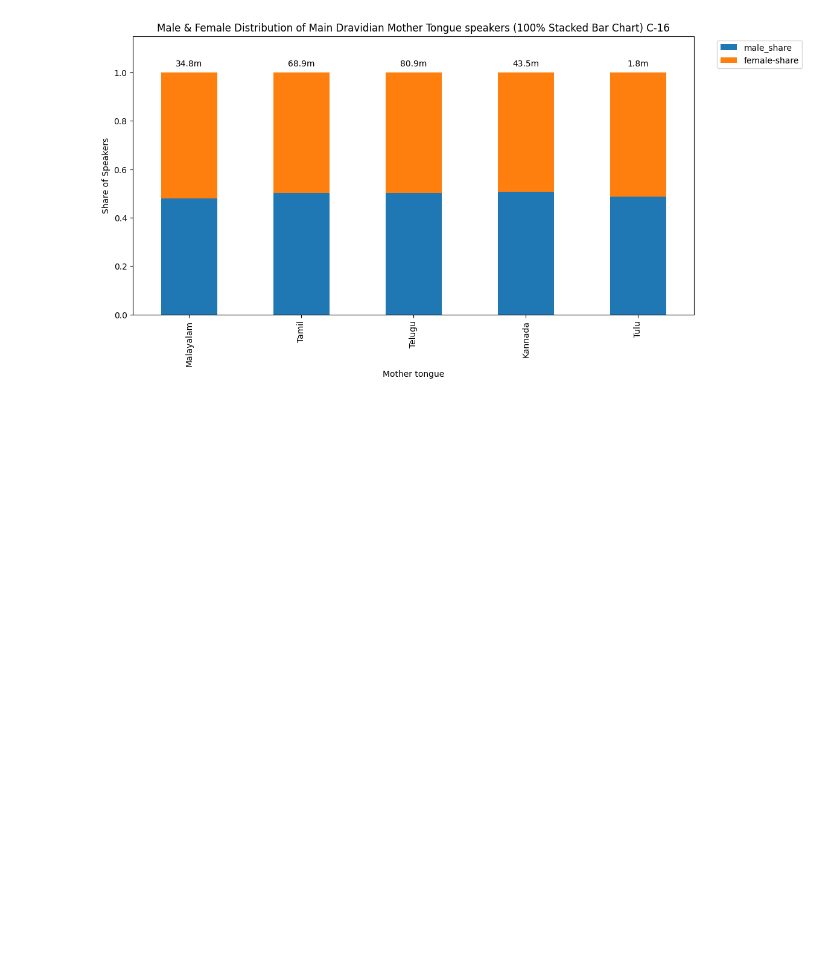
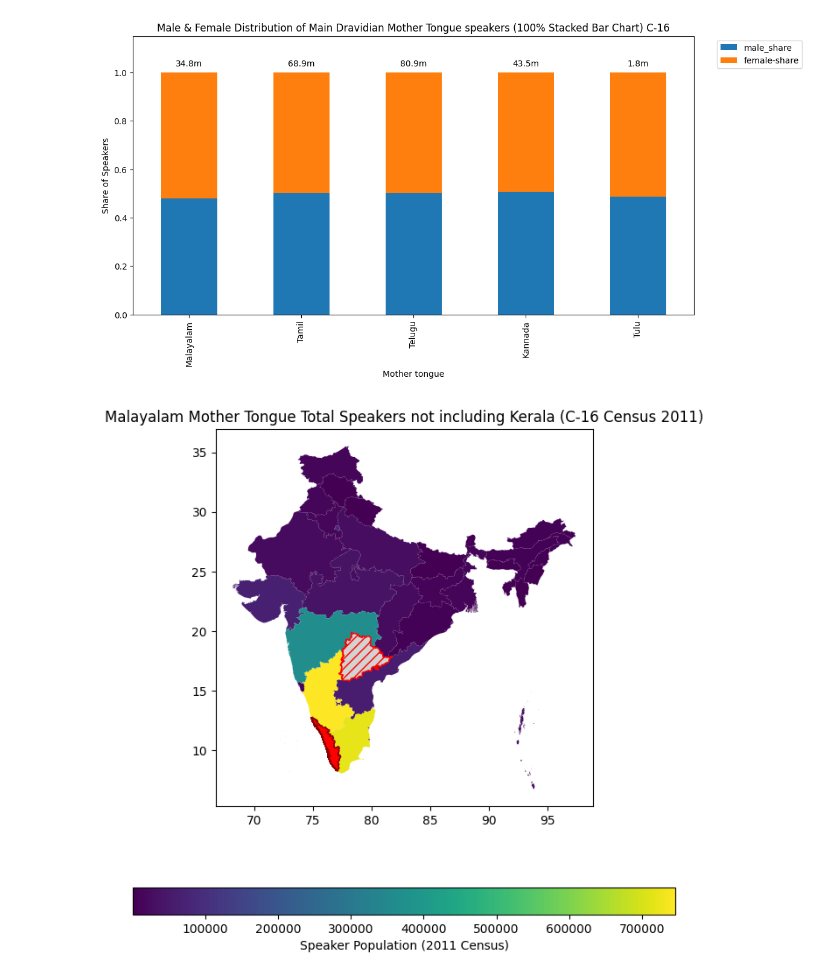
Before and after one commit to squishridyvi/Geographical-Distribution-Mapping-of-Dravidian-Languages-, a Jupyter notebook: Geographical Distribution of Dravidian Languages-Census-C-16.ipynb, the cells around one changed output. Saved outputs shown, nothing was run; the diff lists cells and outputs as text; code cells hidden in the pictures; blank space fills up the shorter version.

```diff
--- a/Geographical Distribution of Dravidian Languages-Census-C-16.ipynb
+++ b/Geographical Distribution of Dravidian Languages-Census-C-16.ipynb
@@ -1646,3 +1646,38 @@ for position, population in enumerate(main_rural_urban_df["Total_P"]):
     ax.set_ylim(0, 1.15);
 # %% [output]
 [figure]
+# %%
+### Back to mapping minority Dravidian languages?
+## Starting with Kerala again
+fig, ax = plt.subplots(figsize=(8,8))
+
+mal_map_outside.plot(
+    ax=ax,
+    column="Total_P",
+    legend=True,
+    missing_kwds={
+        "color": "lightgrey",
+        "edgecolor": "red",
+        "hatch": "///",
+        "label": "Missing values",
+    },
+    legend_kwds={"label": "Speaker Population (2011 Census)", "orientation": "horizontal"}
+);
+
+
+## Adding Kerala to the map as a red element separate from Total_P
+kerala_geom = mal_map[mal_map["NAME_1"] == "Kerala"]
+kerala_geom.plot(
+    ax=ax,
+    color="red",
+    edgecolor="darkred",
+    linewidth=1,
+    label="Kerala (native state, excluded from scale)"
+)
+
+ax.set_title(
+    "Malayalam Mother Tongue Total Speakers not including Kerala (C-16 Census 2011)",
+    fontsize=12
+);
+# %% [output]
+[figure, added]
```
Also changed, not shown: parts of 4 cells of this notebook.
